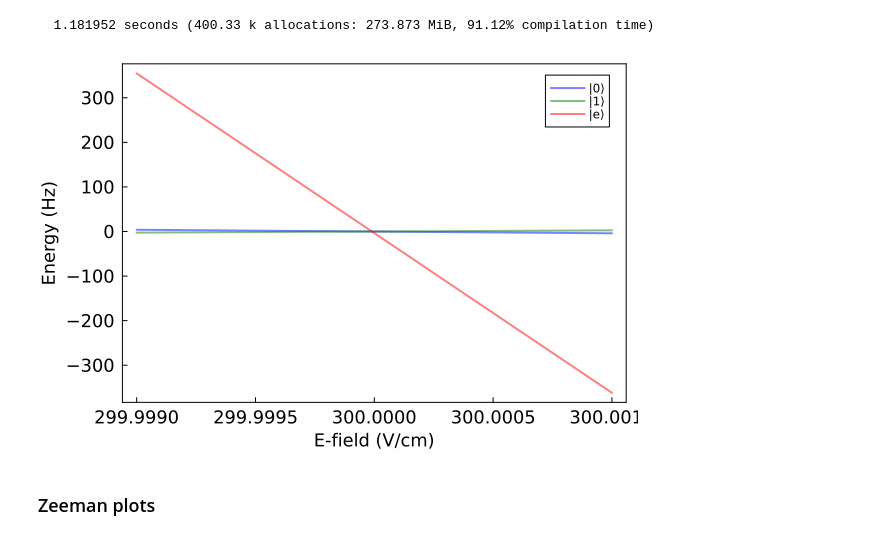
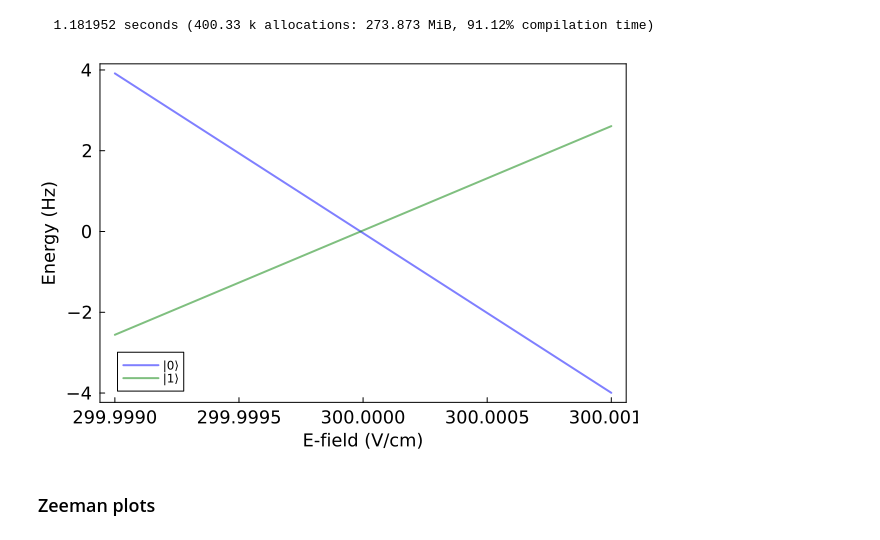
Before and after one commit to munozariasjm/QuantumStates.jl, a Jupyter notebook: examples/CaOH/CaOH_QubitStates.ipynb, the cells around one changed output. Drawn from its saved outputs; the diff is of its cells as text; code cells hidden in the pictures.

```diff
--- a/examples/CaOH/CaOH_QubitStates.ipynb
+++ b/examples/CaOH/CaOH_QubitStates.ipynb
@@ -29,10 +29,10 @@ Zeeman_z(state, state′) = Zeeman(state, state′, 0)
 H = add_to_H(H, :B_z, gS * (1e-10 * μ_B / h) * Zeeman_z)
 ;
 # %%
-H.parameters.E = 300.
-H.parameters.B_z = 0.
-H.parameters.I_scalar = I_trap
-H.parameters.I_tensor = I_trap
+H.parameters.E = 0.
+H.parameters.B_z = 1e-6
+H.parameters.I_scalar = 0I_trap
+H.parameters.I_tensor = 0I_trap
 full_evaluate!(H)
 solve!(H)
 N1_idxs, N1_states = subspace(H.states, (N=1,))
@@ -61,6 +59,6 @@ $$-0.48\left|Λ=1, N=1, M_N=0, S=1/2, M_S=1/2, I=1/2, M_I=-1/2, \right\rangle$$
 # %%
 # |1⟩ state
-idx_1 = 16
+idx_1 = 24
 state = N1_states_uncoupled[idx_1]
 d(N1_states[idx_1], N1_states[idx_1]) |> display
 1e-3 * gS * (1e-4 * μ_B / h) * TDM_magnetic(N1_states[idx_1], N1_states[idx_1], 0) |> display
@@ -177,19 +173,19 @@ matrix_values = hcat(values(scan_values)...)'
 # %%
 using Plots, LaTeXStrings
 Es_rel = matrix_values .- matrix_values[round(Int, end/2),:]'
 plot(Es, 1e6 .* Es_rel[:,idx_0], linewidth=2, linecolor=:blue, alpha=0.5, label="|0⟩")
 plot!(Es, 1e6 .* Es_rel[:,idx_1], linewidth=2, linecolor=:green, alpha=0.5, label="|1⟩")
-plot!(Es, 1e6 .* Es_rel[:,idx_e], linewidth=2, linecolor=:red, alpha=0.5, label="|e⟩")
+# plot!(Es, 1e6 .* Es_rel[:,idx_e], linewidth=2, linecolor=:red, alpha=0.5, label="|e⟩")
 plot!(
     xlabel="E-field (V/cm)",
     ylabel="Energy (Hz)",
     labelfontsize=12,
     tickfontsize=12,
     grid=:off,
     box=:on
 )
 # %% [output]
-[figure, old version]
+[figure, new version]
 # %% [markdown]
 ### Zeeman plots
 # %%
```
Also changed, not shown: parts of 2 cells of this notebook, 25 other files.
